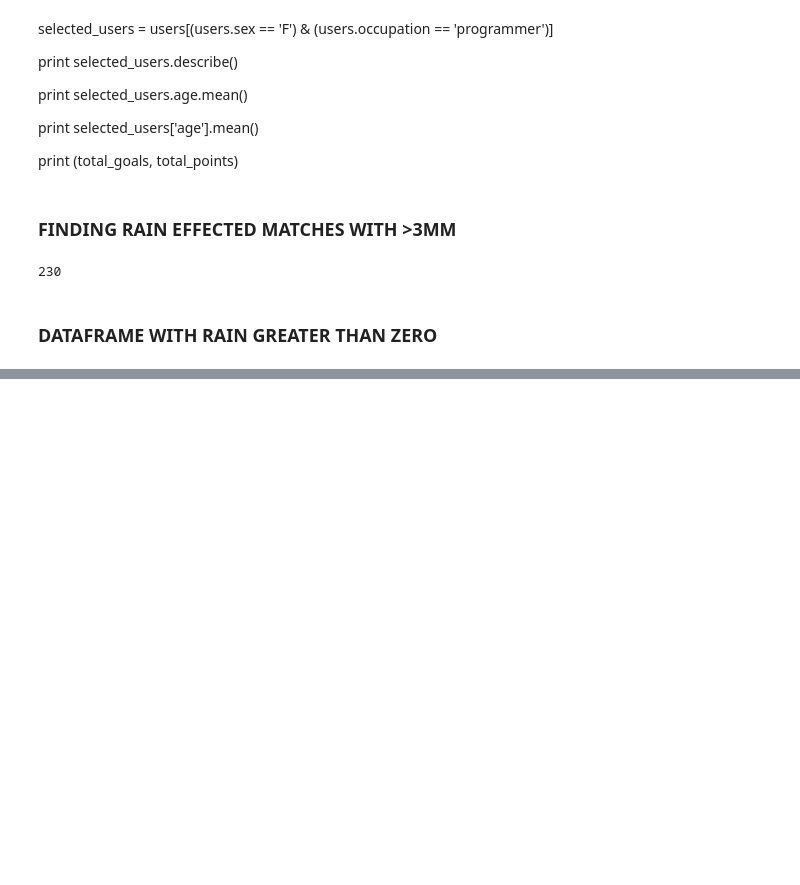
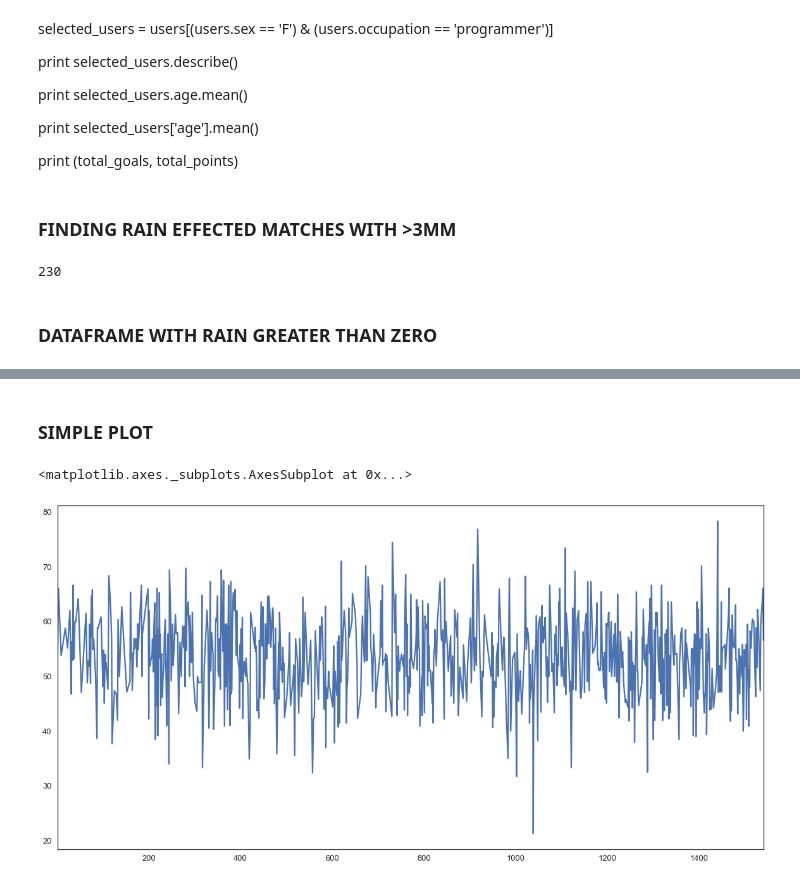
Before and after one commit to ssweeney1988/2015lab2, a Jupyter notebook: AFL_data_manipulation.ipynb, the cells around one changed output, grey strips where cells are left out. Cells and saved outputs as stored; diff of their text form; code cells hidden in the pictures; blank space fills up the shorter version.

```diff
--- a/AFL_data_manipulation.ipynb
+++ b/AFL_data_manipulation.ipynb
@@ -40,0 +33,3 @@ data = r.content
+# %%
+%matplotlib inline
+plt.rcParams['figure.figsize'] = (20, 10)
@@ -40,0 +38,7 @@ data = r.content
+# %%
+if os.path.isfile("Afl_updated - Sheet1.csv"):
+    filepath = "Afl_updated - Sheet1.csv"
+    print ("loading from file")
+else:
+    filepath = "https://docs.google.com/spreadsheets/d/1uN_4ds9T59BicDncCTXqLxSCDtiOxgktCZ8w1vmEPaU/pub?output=csv"
+    print ("loading from the internet")
@@ -41,6 +47,7 @@ data = r.content
 # %% [markdown]
 ### READ CSV FILE
 # %%
-df = pd.read_csv(io.BytesIO(data), infer_datetime_format=True,
+df = pd.read_csv(filepath, infer_datetime_format=True,
                            parse_dates=['Date'],
                            dayfirst=True )
+print ("done")
@@ -123,0 +166,4 @@ some_rain.head()
+# %%
+no_rain = df[df.Rain == 0.0]
+no_rain.Rain.count()
+#some_rain.head()
@@ -156,0 +233,7 @@ no rain v a
+# %% [markdown]
+### SIMPLE PLOT
+# %%
+no_rain["Accuracy"].plot()
+# %% [output]
+<matplotlib.axes._subplots.AxesSubplot at 0x...>
+[figure, added]
```
Also changed, not shown: parts of 34 cells of this notebook, 3 other files.
